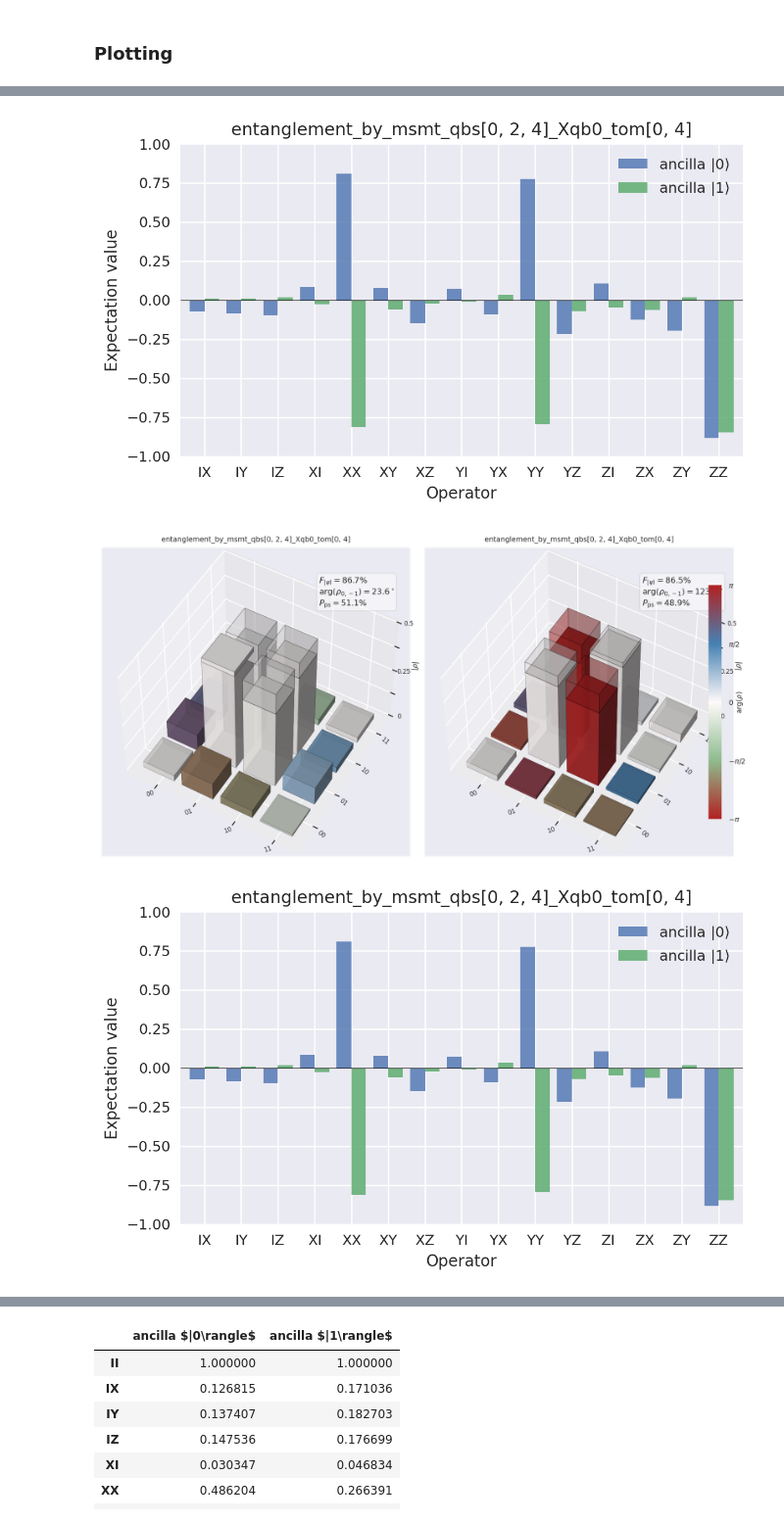
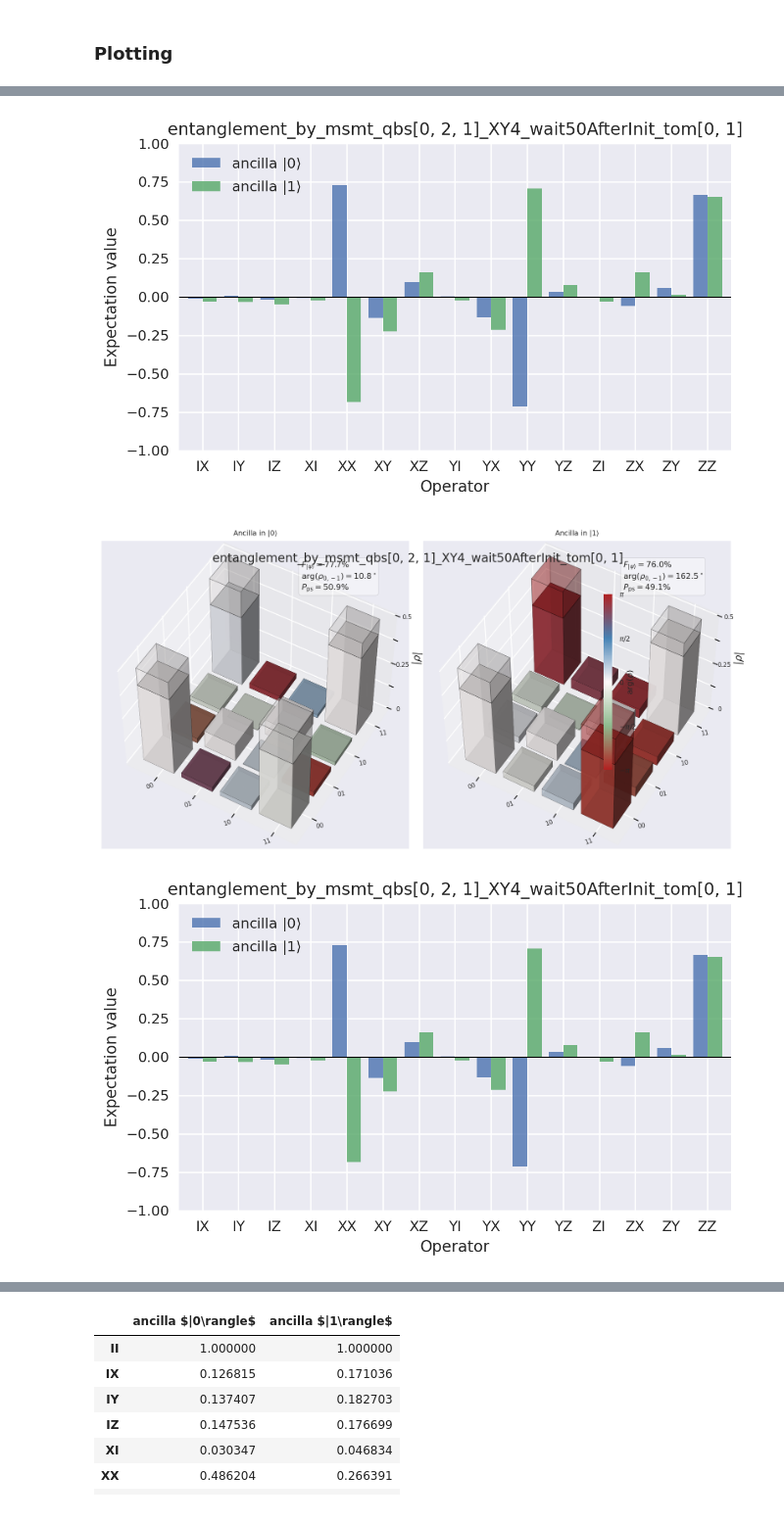
Before and after one commit to codecrap/inspire-experiments, a Jupyter notebook: notebooks/entanglement_by_measurement_analysis.ipynb, the cells around one changed output, grey strips where cells are left out. Shown at 98% size. Drawn from its saved outputs; the diff is of its cells as text; code cells hidden in the pictures.

Commit message:
Changed handling of decoupling sequences for new EBM experiments

```diff
--- a/notebooks/entanglement_by_measurement_analysis.ipynb
+++ b/notebooks/entanglement_by_measurement_analysis.ipynb
@@ -55,17 +57,25 @@ get_starmon_status(api)
 # %%
 # qubits = [1, 2, 3]
 # tomo_qubits = [1, 3]
-qubits = [0, 2, 4]
-tomo_qubits = [0, 4]
+# qubits = [0, 2, 4]
+# tomo_qubits = [0, 4]
 # qubits = [1, 2, 4]
 # tomo_qubits = [1, 4]
+# qubits = [0, 2, 3]
+# tomo_qubits = [0, 3]
+qubits = [0, 2, 1]
+tomo_qubits = [0, 1]
+exp_name = "entanglement_by_msmt_qbs"
 sim_msmt = False
-exp_name = "entanglement_by_msmt_qbs"
-extra_label = "_Xqb0"
+dd_sequence = 'XY4'
+# extra_label = "_Xqb0"
+extra_label = "_wait50AfterInit"
+
 
 exp_name += str(qubits)
 exp_name += "_sim-msmt" if sim_msmt else ''
 # exp_name += "_XY4" if not sim_msmt else ''
+exp_name += f"_{dd_sequence}" if dd_sequence and not sim_msmt else ''
 exp_name += extra_label if extra_label else ''
 exp_name += f"_tom{tomo_qubits}"
 # exp_name = exp_name + "_sim-msmt" if sim_msmt else exp_name
@@ -76,7 +86,7 @@ entanglement_by_msmt_qbs[0, 2, 4]_Xqb0_tom[0, 4]
 shots_dict = {qb: {} for qb in tomo_qubits}
 for state in [''.join(s) for s in it.product(['0', '1'], repeat=2)]:
     print(state)
-    bitstrings = ExperimentData.get_csv_data(f"readout_correction_qbs{tomo_qubits}{extra_label}_state{state}_RAW.csv", use_string_repr=True)
+    bitstrings = ExperimentData.get_csv_data(f"readout_correction_qbs{tomo_qubits}_state{state}_RAW.csv", use_string_repr=True)
     pprint(bitstrings)
     for qb in shots_dict.keys():
         shots_dict[qb][state] = 1 - 2*np.array(list(map(lambda s: s[-1-qb], bitstrings)), dtype=int)
@@ -207,9 +236,15 @@ np.mean(list(p_frac1.values()))
 # %%
 zero = np.array([1,0])
 one = np.array([0,1])
-# A = np.kron(zero, zero)/np.sqrt(2)
-# B = np.kron(one, one)/np.sqrt(2)
-A = np.kron(zero, one)/np.sqrt(2)
-B = np.kron(one, zero)/np.sqrt(2)
-np.outer(A-B, A-B)
+A = np.kron(zero, zero)
+B = np.kron(one, one)
+# A = np.kron(zero, one)
+# B = np.kron(one, zero)
+# A = np.kron(one, one)
+# B = np.kron(one, one)
+# np.trace(np.outer(A, B)**2)
+# rho = np.outer(A, B)
+rho = np.outer((A+B)/np.sqrt(2), (A+B)/np.sqrt(2))
+# np.trace(rho)
+rho
 # %% [output]
@@ -224,8 +259,8 @@ array([[ 0. ,  0. , -0. ,  0. ],
 # rho_model_0[-1, 0] = 0.5
 # rho_model_0[-1,-1] = 0.5
 
-rho_model_0 = np.outer(A+B,A+B)
-rho_model_1 = np.outer(A-B,A-B)
+rho_model_0 = np.outer((A+B)/np.sqrt(2), (A+B)/np.sqrt(2))
+rho_model_1 = np.outer((A-B)/np.sqrt(2), (A-B)/np.sqrt(2))
 
 fid_0 = fidelity(rho_0, rho_model_0)
 fid_1 = fidelity(rho_1, rho_model_1)
@@ -233,9 +268,10 @@ angle_0 = np.angle(rho_0[0,-1], deg=True)
 angle_1 = np.angle(rho_1[0,-1], deg=True)
 print(fid_0, fid_1)
 
-fig = plot_density_matrix(rho=rho_0, rho_id=rho_model_0, angle=angle_0, fidelity=fid_0, ps_frac=np.mean(list(p_frac0.values())), title=exp_name,
-  rho2=rho_1, rho2_id=rho_model_1, angle2=angle_1, fidelity2=fid_1, ps_frac2=np.mean(list(p_frac1.values())), title2=exp_name,
+fig = plot_density_matrix(rho=rho_0, rho_id=rho_model_0, angle=angle_0, fidelity=fid_0, ps_frac=np.mean(list(p_frac0.values())), title=r"Ancilla in $\vert 0 \rangle$",
+  rho2=rho_1, rho2_id=rho_model_1, angle2=angle_1, fidelity2=fid_1, ps_frac2=np.mean(list(p_frac1.values())), title2=r"Ancilla in $\vert 1 \rangle$",
                           camera_azim=-60, camera_elev=50)
+fig.suptitle(exp_name, y=0.725)
 ExperimentData.save_fig(fig, exp_name)
 
 df = pd.DataFrame({r'ancilla $|0\rangle$': expvals_0, r'ancilla $|1\rangle$': expvals_1}).sort_index()
@@ -248,3 +284,3 @@ ExperimentData.save_fig(fig2, exp_name + "_EXPVALS")
-[figure, old version]
+[figure, new version]
-[figure, old version]
+[figure, new version]
-[figure, old version]
+[figure, new version]
```
Also changed, not shown: parts of 19 cells of this notebook, 1 other file.
